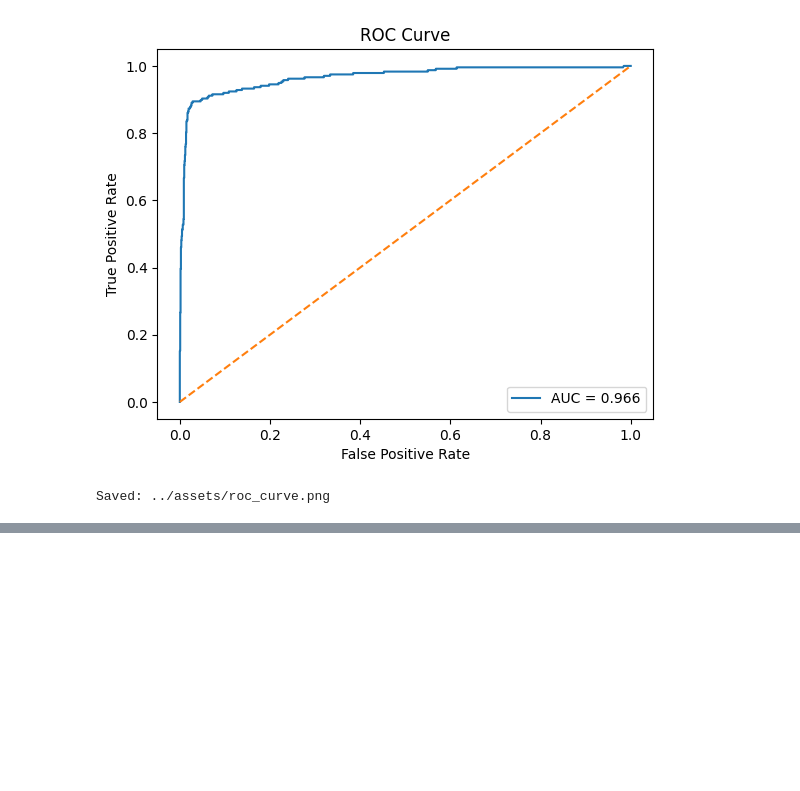
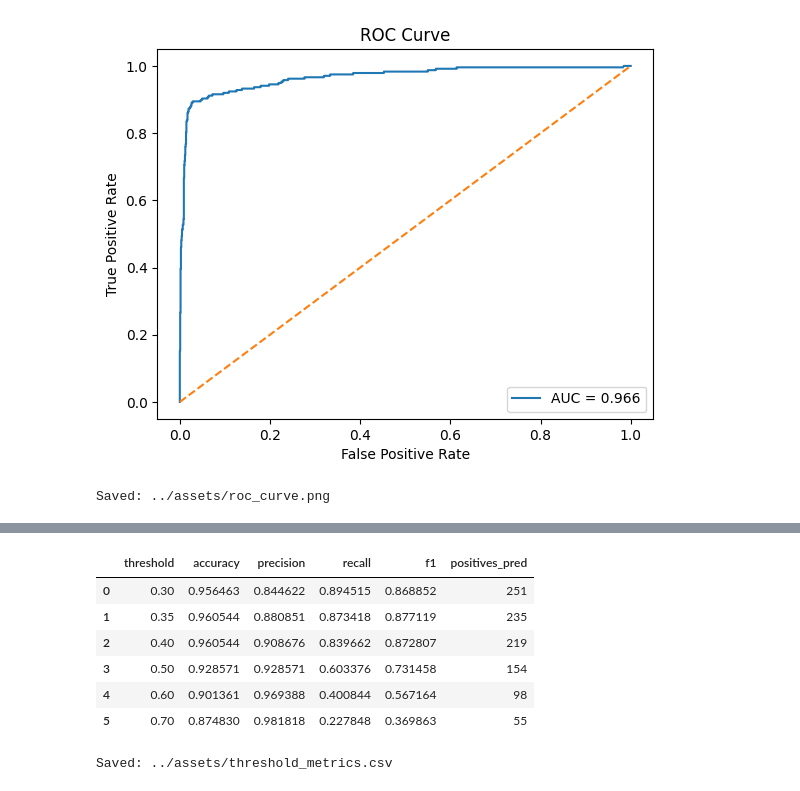
Before and after one commit to agodahdev/AttriSight, a Jupyter notebook: jupyter_notebooks/04_evaluate_and_release.ipynb, the cells around one changed output, grey strips where cells are left out. Cells and saved outputs as stored; diff of their text form; code cells hidden in the pictures; blank space fills up the shorter version.

```diff
--- a/jupyter_notebooks/04_evaluate_and_release.ipynb
+++ b/jupyter_notebooks/04_evaluate_and_release.ipynb
@@ -86,0 +105,31 @@ Saved: ../assets/roc_curve.png
+# %%
+# Try a few thresholds to see how metrics move
+from sklearn.metrics import precision_score, recall_score, f1_score, accuracy_score
+
+rows = []
+for thr in [0.30, 0.35, 0.40, 0.50, 0.60, 0.70]:
+    pred = (y_prob >= thr).astype(int)
+    rows.append({
+        "threshold": thr,
+        "accuracy": accuracy_score(y_true, pred),
+        "precision": precision_score(y_true, pred, zero_division=0),
+        "recall": recall_score(y_true, pred),
+        "f1": f1_score(y_true, pred),
+        "positives_pred": int(pred.sum())
+    })
+
+thr_df = pd.DataFrame(rows).sort_values("threshold").reset_index(drop=True)
+display(thr_df)
+
+csv_path = ASSETS / "threshold_metrics.csv"
+thr_df.to_csv(csv_path, index=False)
+print("Saved:", csv_path)
+# %% [output]
+|  | threshold | accuracy | precision | recall | f1 | positives_pred |
+| 0 | 0.30 | 0.956463 | 0.844622 | 0.894515 | 0.868852 | 251 |
+| 1 | 0.35 | 0.960544 | 0.880851 | 0.873418 | 0.877119 | 235 |
+| 2 | 0.40 | 0.960544 | 0.908676 | 0.839662 | 0.872807 | 219 |
+| 3 | 0.50 | 0.928571 | 0.928571 | 0.603376 | 0.731458 | 154 |
+| 4 | 0.60 | 0.901361 | 0.969388 | 0.400844 | 0.567164 | 98 |
+| 5 | 0.70 | 0.874830 | 0.981818 | 0.227848 | 0.369863 | 55 |
+Saved: ../assets/threshold_metrics.csv
```
Also changed, not shown: parts of 1 cell of this notebook, 2 other files.
